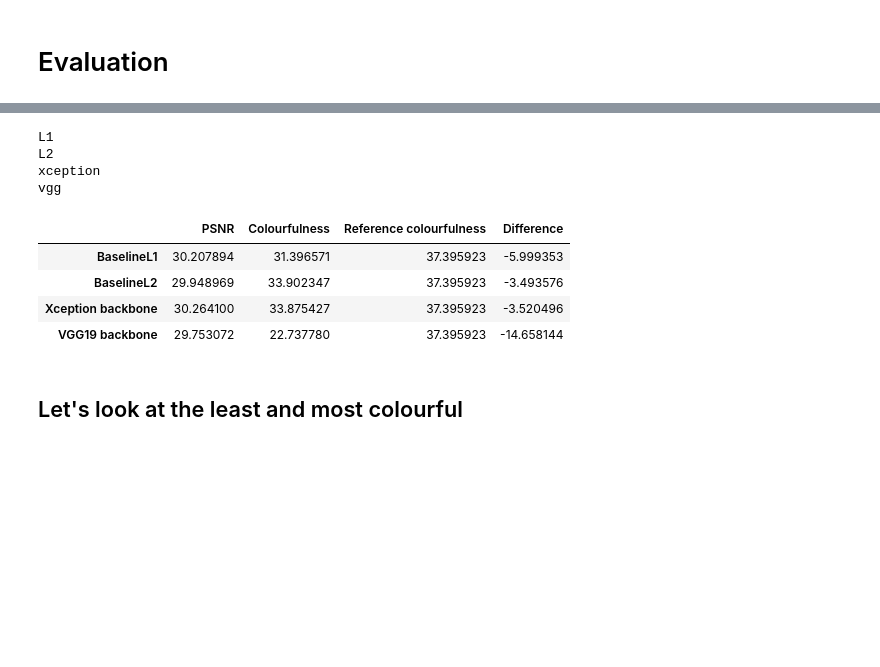
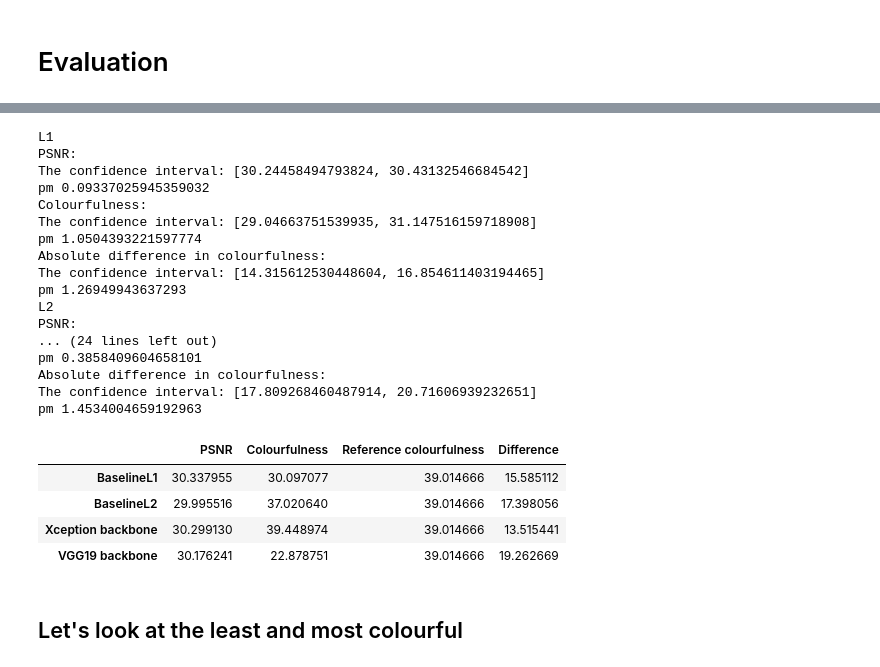
Before and after one commit to AndreasLH/Image-Colourization, a Jupyter notebook: evaluation.ipynb, the cells around one changed output, grey strips where cells are left out. Cells and saved outputs as stored; diff of their text form; code cells hidden in the pictures; blank space fills up the shorter version.

```diff
--- a/evaluation.ipynb
+++ b/evaluation.ipynb
@@ -94,8 +94,9 @@ from nets import build_vgg_unet, build_timm_unet
 import pandas as pd
 
 eval_paths = glob.glob(path + os.sep + "data" + os.sep+"val_split" + os.sep + "*.jpg")
+N = len(eval_paths)
 
-paths_subset = list(np.random.choice(eval_paths, 10, replace=False))  # for test
+paths_subset = list(np.random.choice(eval_paths, N, replace=False))  # for test
 eval_dl = make_dataloaders(paths=paths_subset, split='val',batch_size=1, mode='standard')
 eval_dlX = make_dataloaders(paths=paths_subset, split='val',batch_size=1, mode='xception')
 eval_dl = list(iter(eval_dl))
@@ -138,40 +138,65 @@ def eval_model(model, dataloader=eval_dl):
     for i, eval_img in enumerate(dataloader):
         with torch.no_grad():
             model.setup_input(eval_img)
             model.forward()
         fake_color = model.fake_color.detach()
         real_color = model.ab
         L = model.L
         fake_img = lab_to_rgb(L, fake_color)[0, :,:,:]
         real_img = lab_to_rgb(L, real_color)[0, :,:,:]
 
         PSNRs[i] = PSNR(real_img, fake_img)
         colourfulnesses[i] = colourfulnessMetric(fake_img)
         colourfulnesses_ref[i] = colourfulnessMetric(real_img)
     return PSNRs, colourfulnesses, colourfulnesses_ref
 
 res = np.zeros((4,4))
 for i, key in enumerate(models):
     print(key)
     if key == 'xception':
         PSNRs, colourfulnesses, colourfulnesses_ref = eval_model(models[key], dataloader=eval_dlX)
     else:
         PSNRs, colourfulnesses, colourfulnesses_ref= eval_model(models[key], dataloader=eval_dl)
-    res[i, :] = np.mean(PSNRs), np.mean(colourfulnesses), np.mean(colourfulnesses_ref), np.mean(colourfulnesses) - np.mean(colourfulnesses_ref)
+    res[i, :] = np.mean(PSNRs), np.mean(colourfulnesses), np.mean(colourfulnesses_ref), np.mean(abs(colourfulnesses - colourfulnesses_ref))
+
+    sd = np.std([PSNRs, colourfulnesses, abs(colourfulnesses - colourfulnesses_ref)],axis=1)
+    mean = np.mean([PSNRs, colourfulnesses, abs(colourfulnesses - colourfulnesses_ref)],axis=1)
+    z = 1.96
+    n = 525
+    CIs = ['PSNR', 'Colourfulness', "Absolute difference in colourfulness"]
+
+    for i in range(len(sd)):
+        print("{}:".format(CIs[i]))
+        print("The confidence interval: [{l}, {h}]".format(l=mean[i] - z*sd[i] / np.sqrt(n),h=mean[i] + z*sd[i] / np.sqrt(n)))
+        print("pm", z*sd[i] / np.sqrt(n))
+
 
 results = pd.DataFrame(data=res, columns=['PSNR','Colourfulness', 'Reference colourfulness', 'Difference'])
 results.index = ['BaselineL1', "BaselineL2", 'Xception backbone', 'VGG19 backbone']
 results
 # %% [output]
 L1
+PSNR:
+The confidence interval: [30.24458494793824, 30.43132546684542]
+pm 0.09337025945359032
+Colourfulness:
+The confidence interval: [29.04663751539935, 31.147516159718908]
+pm 1.0504393221597774
+Absolute difference in colourfulness:
+The confidence interval: [14.315612530448604, 16.854611403194465]
+pm 1.26949943637293
 L2
-xception
-vgg
+PSNR:
+... (24 lines left out)
+pm 0.3858409604658101
+Absolute difference in colourfulness:
+The confidence interval: [17.809268460487914, 20.71606939232651]
+pm 1.4534004659192963
 |  | PSNR | Colourfulness | Reference colourfulness | Difference |
-| BaselineL1 | 30.207894 | 31.396571 | 37.395923 | -5.999353 |
-| BaselineL2 | 29.948969 | 33.902347 | 37.395923 | -3.493576 |
-| Xception backbone | 30.264100 | 33.875427 | 37.395923 | -3.520496 |
-| VGG19 backbone | 29.753072 | 22.737780 | 37.395923 | -14.658144 |
+| BaselineL1 | 30.337955 | 30.097077 | 39.014666 | 15.585112 |
+| BaselineL2 | 29.995516 | 37.020640 | 39.014666 | 17.398056 |
+| Xception backbone | 30.299130 | 39.448974 | 39.014666 | 13.515441 |
+| VGG19 backbone | 30.176241 | 22.878751 | 39.014666 | 19.262669 |
 # %% [markdown]
 ## Let's look at the least and most colourful
 # %%
```
Also changed, not shown: parts of 2 cells of this notebook.
